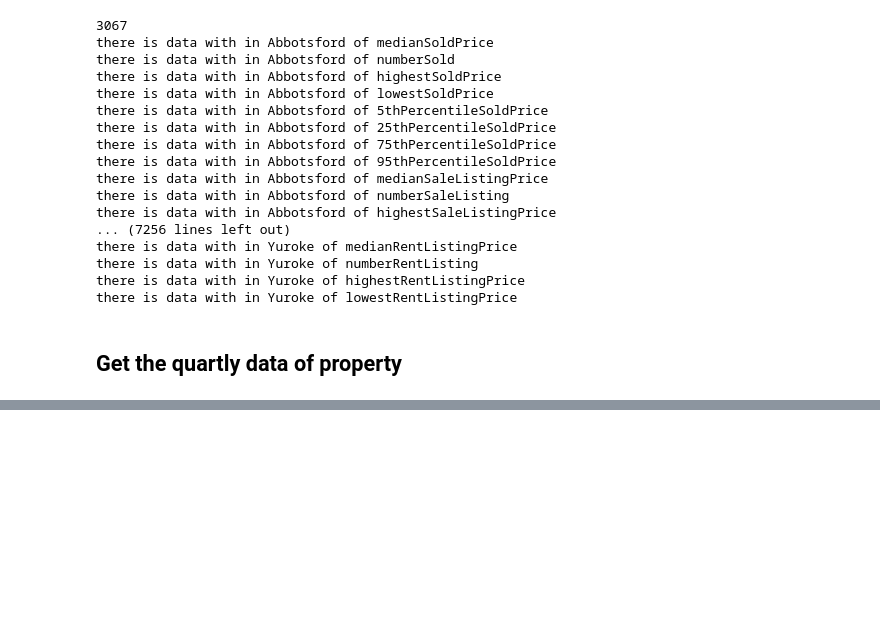
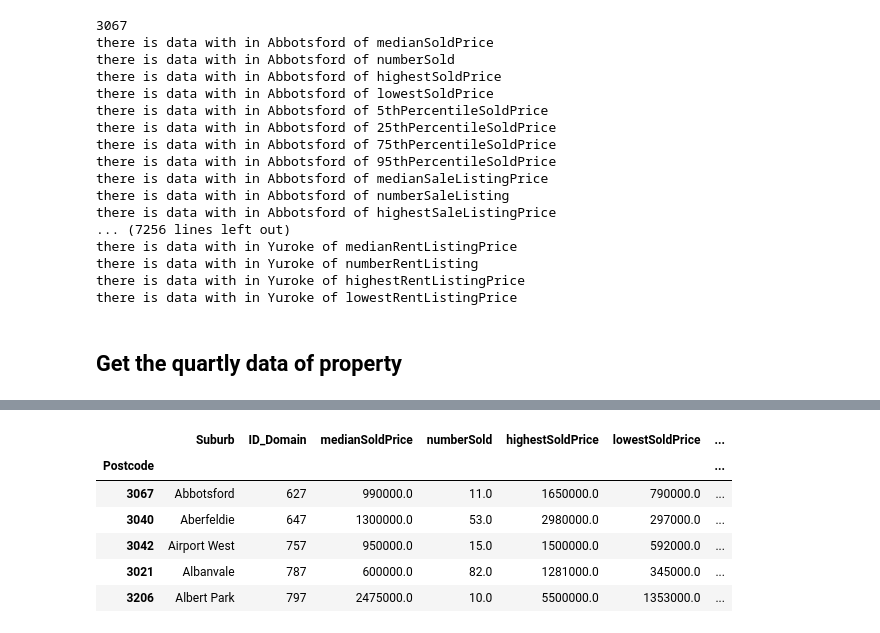
Before and after one commit to 22OVERSooN/Project1_Realestate_Analysis, a Jupyter notebook: Acquire_data.ipynb, the cells around one changed output, grey strips where cells are left out. Drawn from its saved outputs; the diff is of its cells as text; code cells hidden in the pictures; blank space fills up the shorter version.

```diff
--- a/Acquire_data.ipynb
+++ b/Acquire_data.ipynb
@@ -273,0 +284,10 @@ for suburb in suburb_dataset['Suburb']:
+# %%
+quarter_data_2019_1st.head()
+# %% [output]
+|  | Suburb | ID_Domain | medianSoldPrice | numberSold | highestSoldPrice | lowestSoldPrice | ... |
+| Postcode |  |  |  |  |  |  | ... |
+| 3067 | Abbotsford | 627 | 990000.0 | 11.0 | 1650000.0 | 790000.0 | ... |
+| 3040 | Aberfeldie | 647 | 1300000.0 | 53.0 | 2980000.0 | 297000.0 | ... |
+| 3042 | Airport West | 757 | 950000.0 | 15.0 | 1500000.0 | 592000.0 | ... |
+| 3021 | Albanvale | 787 | 600000.0 | 82.0 | 1281000.0 | 345000.0 | ... |
+| 3206 | Albert Park | 797 | 2475000.0 | 10.0 | 5500000.0 | 1353000.0 | ... |
```
Also changed, not shown: parts of 6 cells of this notebook, 3 other files.
